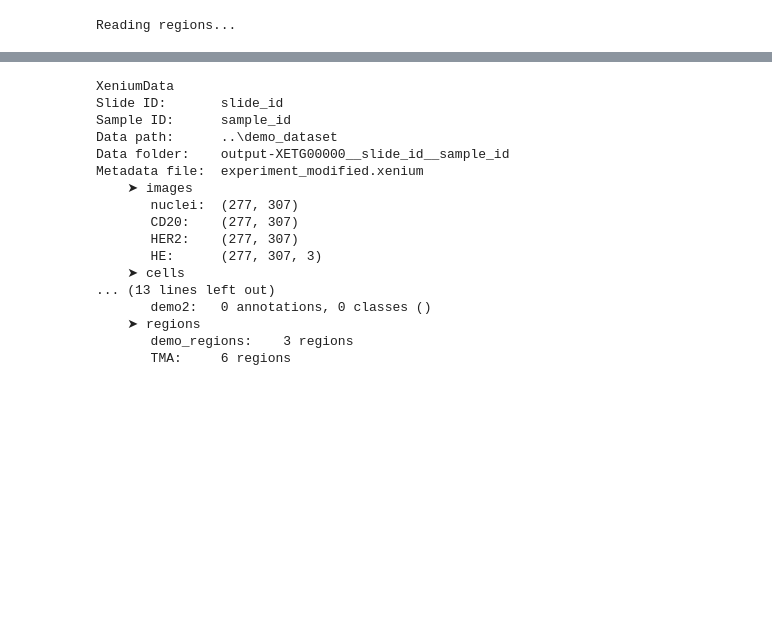
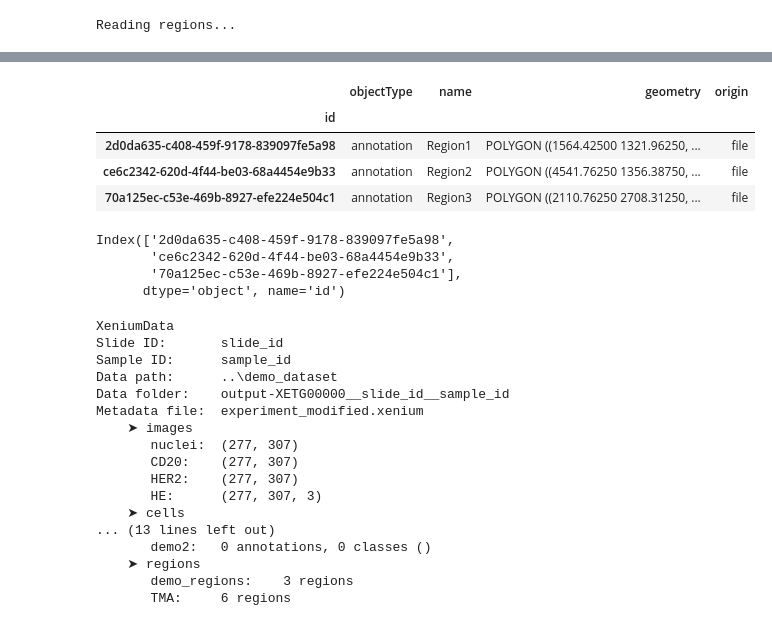
Before and after one commit to b-lemke98/InSituPy-1, a Jupyter notebook: notebooks/dev/04_InSituPy_regions_TMA_testing.ipynb, the cells around one changed output, grey strips where cells are left out. Saved outputs shown, nothing was run; the diff lists cells and outputs as text; code cells hidden in the pictures; blank space fills up the shorter version.

```diff
--- a/notebooks/dev/04_InSituPy_regions_TMA_testing.ipynb
+++ b/notebooks/dev/04_InSituPy_regions_TMA_testing.ipynb
@@ -109,3 +164,18 @@ WARNING: QWindowsWindow::setGeometry: Unable to set geometry 2172x1310+640+276 (
+# %%
+xd.regions.demo_regions
+# %% [output]
+|  | objectType | name | geometry | origin |
+| id |  |  |  |  |
+| 2d0da635-c408-459f-9178-839097fe5a98 | annotation | Region1 | POLYGON ((1564.42500 1321.96250, ... | file |
+| ce6c2342-620d-4f44-be03-68a4454e9b33 | annotation | Region2 | POLYGON ((4541.76250 1356.38750, ... | file |
+| 70a125ec-c53e-469b-8927-efe224e504c1 | annotation | Region3 | POLYGON ((2110.76250 2708.31250, ... | file |
+# %%
+len(xd.regions.demo_regions.index.unique())
+# %% [output]
+Index(['2d0da635-c408-459f-9178-839097fe5a98',
+       'ce6c2342-620d-4f44-be03-68a4454e9b33',
+       '70a125ec-c53e-469b-8927-efe224e504c1'],
+      dtype='object', name='id')
 # %%
 xdcrop = xd.crop(shape_layer="Shapes")
 # %%
```
Also changed, not shown: parts of 12 cells of this notebook, 4 other files.
